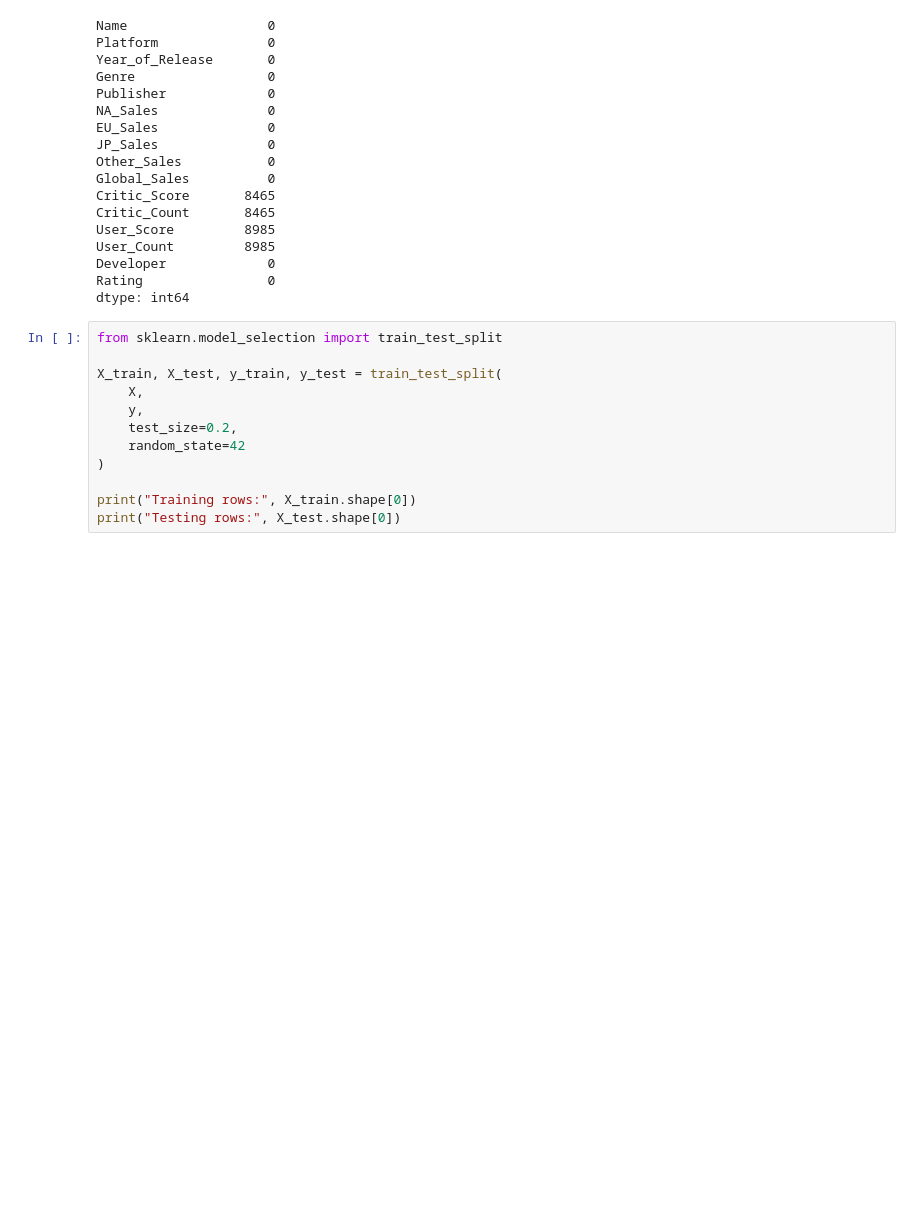
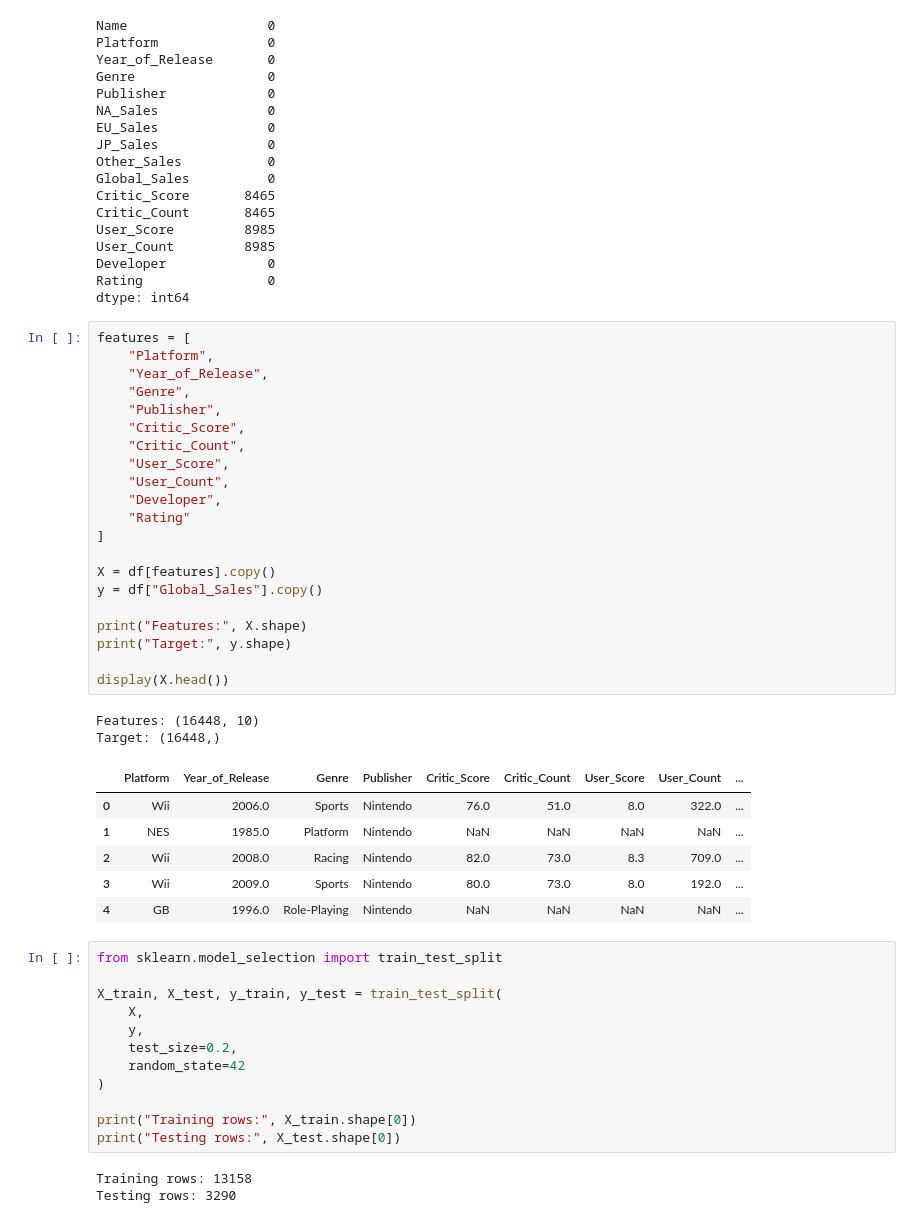
Before and after one commit to abinhyanmikha/Video-Game-Sales-Prediction-Using-Machine-Learning, a Jupyter notebook: data.ipynb, the cells around one changed output. Drawn from its saved outputs; the diff is of its cells as text; blank space fills up the shorter version.

```diff
--- a/data.ipynb
+++ b/data.ipynb
@@ -503,6 +503,36 @@ User_Count         8985
 Developer             0
 Rating                0
 dtype: int64
+# %%
+features = [
+    "Platform",
+    "Year_of_Release",
+    "Genre",
+    "Publisher",
+    "Critic_Score",
+    "Critic_Count",
+    "User_Score",
+    "User_Count",
+    "Developer",
+    "Rating"
+]
+
+X = df[features].copy()
+y = df["Global_Sales"].copy()
+
+print("Features:", X.shape)
+print("Target:", y.shape)
+
+display(X.head())
+# %% [output]
+Features: (16448, 10)
+Target: (16448,)
+|  | Platform | Year_of_Release | Genre | Publisher | Critic_Score | Critic_Count | User_Score | User_Count | ... |
+| 0 | Wii | 2006.0 | Sports | Nintendo | 76.0 | 51.0 | 8.0 | 322.0 | ... |
+| 1 | NES | 1985.0 | Platform | Nintendo | NaN | NaN | NaN | NaN | ... |
+| 2 | Wii | 2008.0 | Racing | Nintendo | 82.0 | 73.0 | 8.3 | 709.0 | ... |
+| 3 | Wii | 2009.0 | Sports | Nintendo | 80.0 | 73.0 | 8.0 | 192.0 | ... |
+| 4 | GB | 1996.0 | Role-Playing | Nintendo | NaN | NaN | NaN | NaN | ... |
 # %%
 from sklearn.model_selection import train_test_split
 
@@ -515,6 +545,9 @@ X_train, X_test, y_train, y_test = train_test_split(
 
 print("Training rows:", X_train.shape[0])
 print("Testing rows:", X_test.shape[0])
+# %% [output]
+Training rows: 13158
+Testing rows: 3290
 # %%
 from sklearn.compose import ColumnTransformer
 from sklearn.pipeline import Pipeline
```
Also changed, not shown: parts of 1 cell of this notebook.
